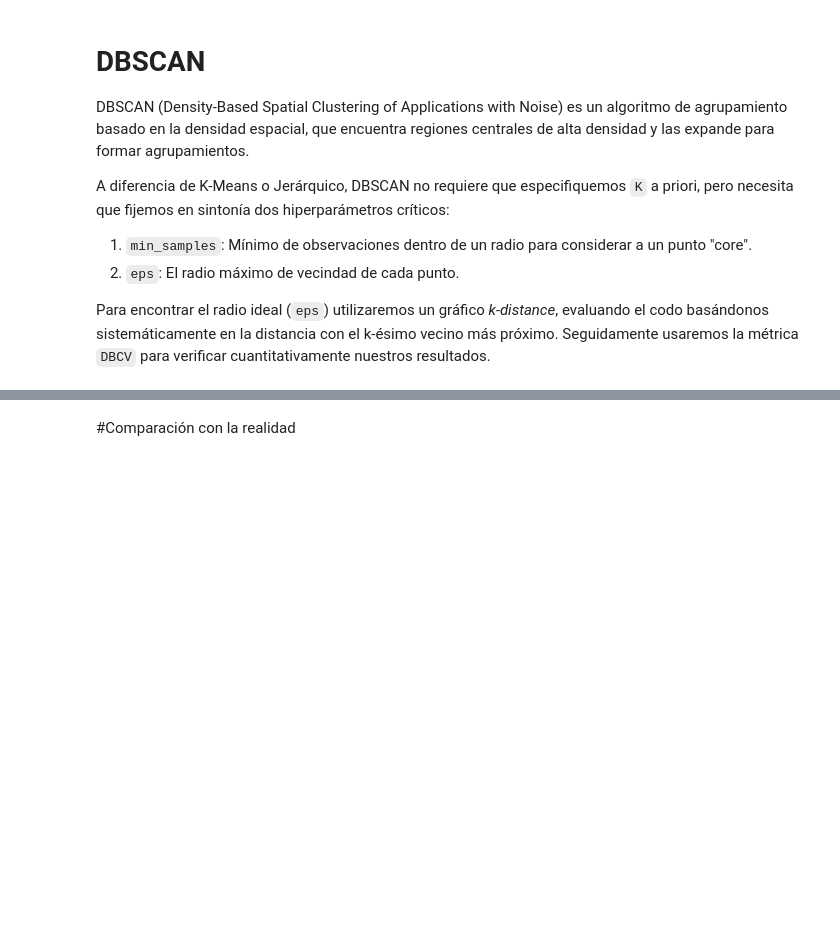
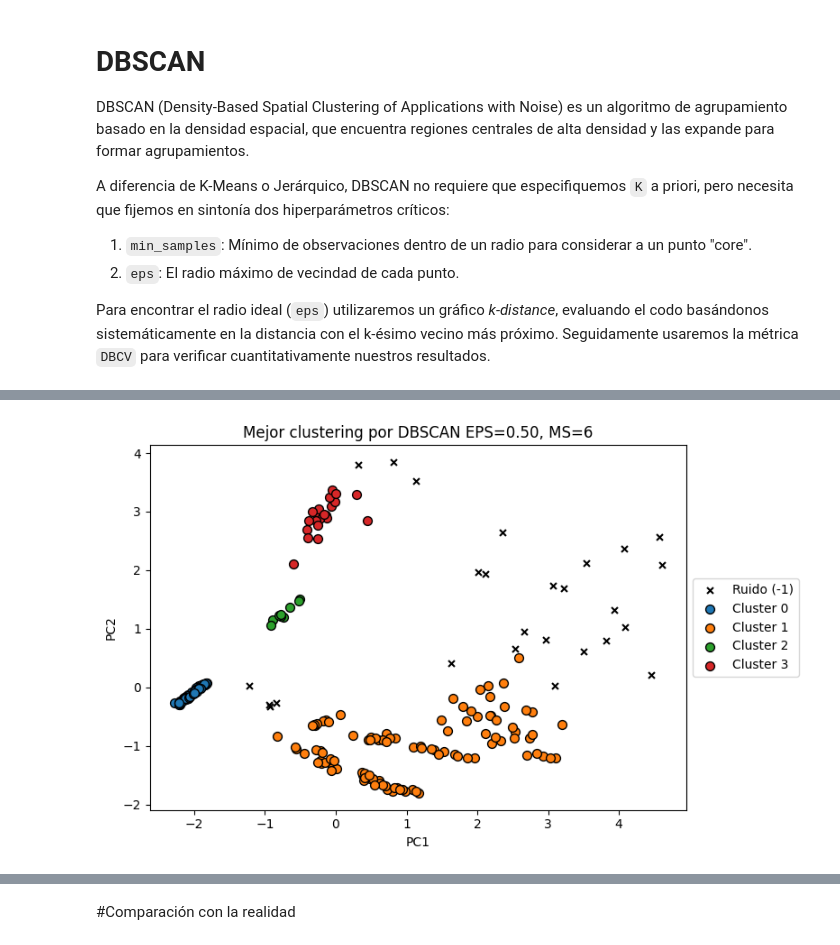
Before and after one commit to 100522371/P2_AA_Grupo17, a Jupyter notebook: p2_grupo17.ipynb, the cells around one changed output, grey strips where cells are left out. Saved outputs shown, nothing was run; the diff lists cells and outputs as text; code cells hidden in the pictures; blank space fills up the shorter version.

```diff
--- a/p2_grupo17.ipynb
+++ b/p2_grupo17.ipynb
@@ -521,0 +416,81 @@ Recomendación de Hiperparámetros DBSCAN por DBCV:
+# %%
+# Fine-tuning iterativo midiendo con la métrica DBCV
+min_samples_values = [5, 6, 7]
+# Generamos márgenes eps alrededor de nuestro punto estimado heurísticamente
+eps_values = [0.45, 0.50, 0.55, 0.60, 0.65]
+
+print(f"\n{'MS':<3} | {'EPS':<4} | {'Nº Clusters':<11} | {'% Ruido':<8} | {'DBCV Score'}")
+print("-" * 55)
+
+best_score = -2.0
+best_params = {}
+best_labels = None
+
+# Pasamos el dataframe de PCA a array numpy (DBCV lo requiere para trabajar sin fallos internos)
+X_numpy = df.to_numpy()
+
+for ms in min_samples_values:
+    for e in eps_values:
+        db = DBSCAN(eps=e, min_samples=ms, metric='euclidean').fit(X_numpy)
+        labels = db.labels_
+
+        n_clusters_db = len(set(labels)) - (1 if -1 in labels else 0)
+        n_noise_db = list(labels).count(-1)
+        perc_noise_db = (n_noise_db / len(labels)) * 100
+
+        if n_clusters_db > 1:
+            try:
+                # Calcular la métrica de calidad
+                score = dbcv.dbcv(X_numpy, labels)
+                print(f"{ms:<3} | {e:<4.2f} | {n_clusters_db:<11} | {perc_noise_db:>7.1f}% | {score:.4f}")
+
+                # Guardar el mejor
+                if score > best_score:
+                    best_score = score
+                    best_params = {'eps': e, 'min_samples': ms}
+                    best_labels = labels
+            except ValueError:
+                # DBCV a veces produce ValueError si un cluster completo está compuesto de ruido o no tiene var matemática calculable
+                print(f"{ms:<3} | {e:<4.2f} | {n_clusters_db:<11} | {perc_noise_db:>7.1f}% | Error DBCV")
+        else:
+            print(f"{ms:<3} | {e:<4.2f} | {n_clusters_db:<11} | {perc_noise_db:>7.1f}% | No calculable (1 cluster)")
+
+# Ploteamos el mejor resultado encontrado por DBCV
+print(f"\nRecomendación de Hiperparámetros DBSCAN por DBCV:")
+print(f"--> EPS={best_params['eps']:.2f}, Min_Samples={best_params['min_samples']} con Score DBCV={best_score:.4f}")
+n_noise    = list(best_labels).count(-1)
+print(f'Número de outliers encontrados: {n_noise}')
+
+fig, ax = plt.subplots(1, 1, figsize=(8, 5))
+
+# Plot ruido (-1)
+ax.scatter(
+    x = df.loc[best_labels == -1, 'PC1'],
+    y = df.loc[best_labels == -1, 'PC2'],
+    c = 'black',
+    marker = 'x',
+    s = 25,
+    label = 'Ruido (-1)'
+)
+
+# Plot clusters
+for i in set(best_labels):
+    if i != -1: # Saltamos el ruido
+        ax.scatter(
+            x = df.loc[best_labels == i, 'PC1'],
+            y = df.loc[best_labels == i, 'PC2'],
+            c = plt.rcParams['axes.prop_cycle'].by_key()['color'][i % 10],
+            marker    = 'o',
+            edgecolor = 'black',
+            s = 50,
+            label= f"Cluster {i}"
+        )
+
+ax.set_title(f'Mejor clustering por DBSCAN EPS={best_params["eps"]:.2f}, MS={best_params["min_samples"]}')
+ax.set_xlabel('PC1')
+ax.set_ylabel('PC2')
+# Desplazamos la leyenda si hay muchos clusters para que no tape
+ax.legend(loc='center left', bbox_to_anchor=(1, 0.5))
+plt.tight_layout()
+plt.show()
+# %% [output]
@@ -521,0 +514 @@ Recomendación de Hiperparámetros DBSCAN por DBCV:
+[figure, added]
```
Also changed, not shown: parts of 16 cells of this notebook.
